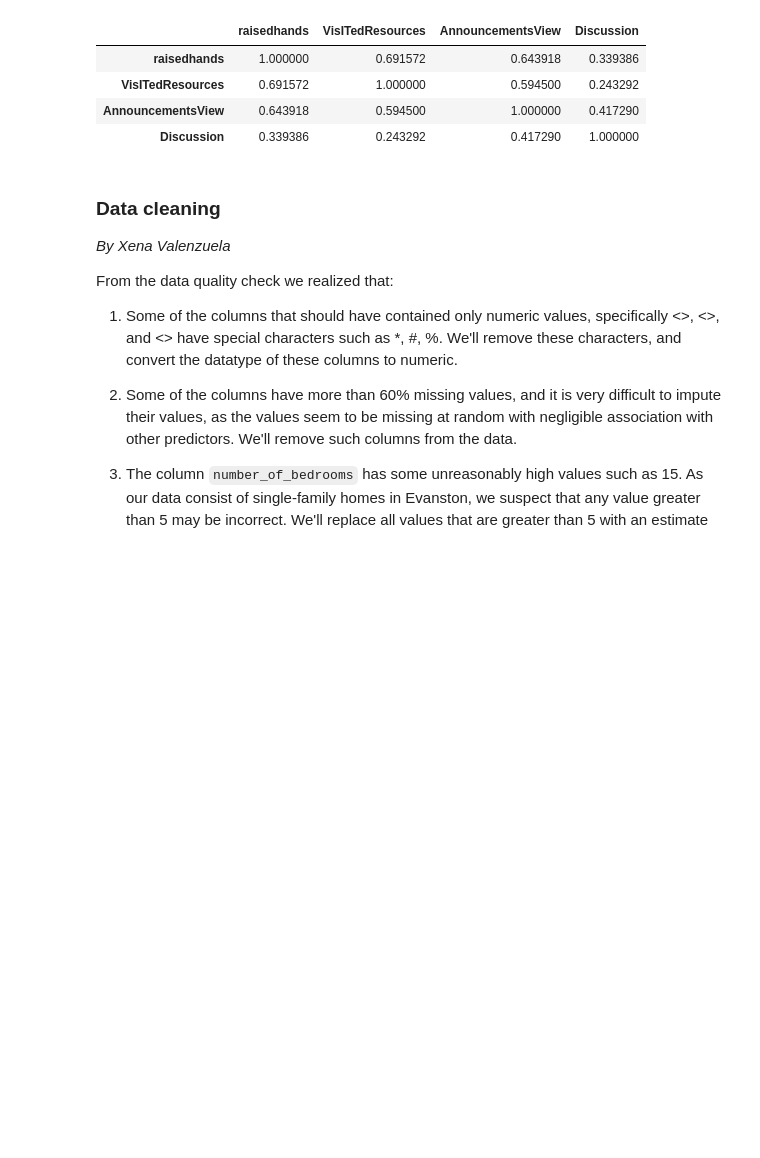
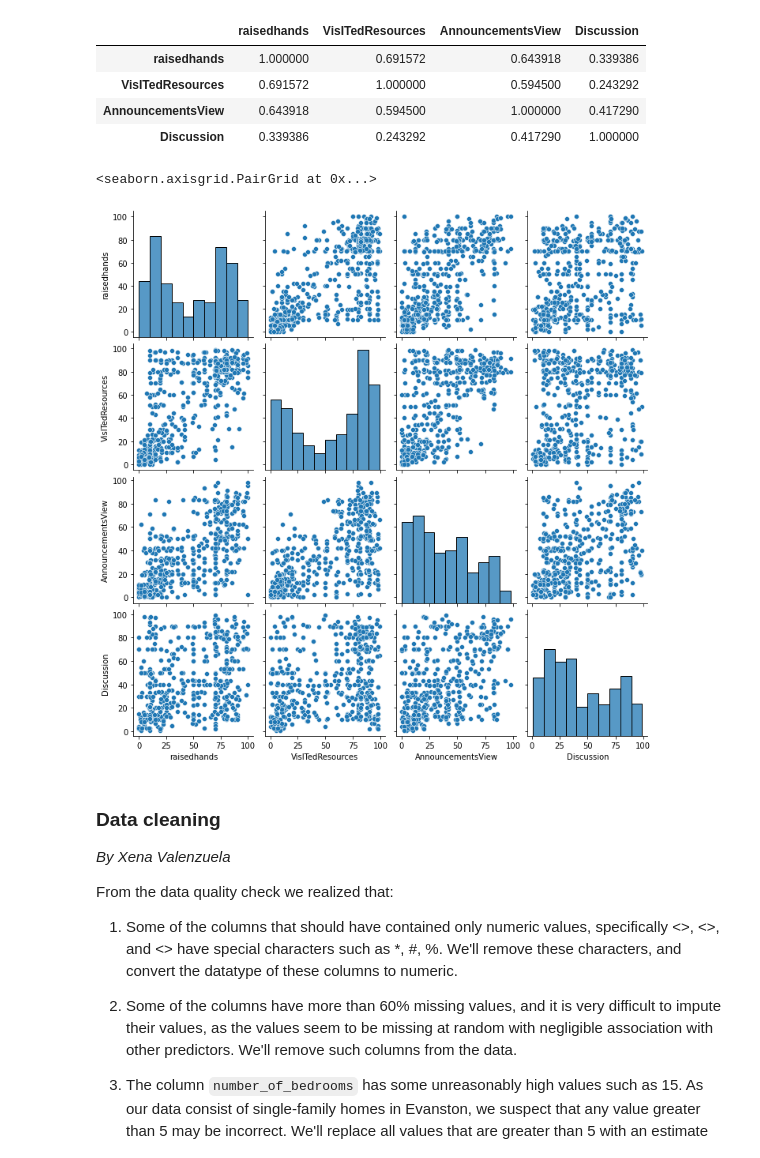
Before and after one commit to wchen952/STAT-303-2-Project, a Jupyter notebook: 303_2_Project_Code.ipynb, the cells around one changed output. Drawn from its saved outputs; the diff is of its cells as text; code cells hidden in the pictures; blank space fills up the shorter version.

Commit message:
pairplot

```diff
--- a/303_2_Project_Code.ipynb
+++ b/303_2_Project_Code.ipynb
@@ -100,6 +103,11 @@ edu.corr()
 | VisITedResources | 0.691572 | 1.000000 | 0.594500 | 0.243292 |
 | AnnouncementsView | 0.643918 | 0.594500 | 1.000000 | 0.417290 |
 | Discussion | 0.339386 | 0.243292 | 0.417290 | 1.000000 |
+# %%
+sns.pairplot(edu)
+# %% [output]
+<seaborn.axisgrid.PairGrid at 0x...>
+[figure, added]
 # %%
 #...Association of the response with the predictors...#
 # %% [markdown]
```
Also changed, not shown: parts of 1 cell of this notebook.
